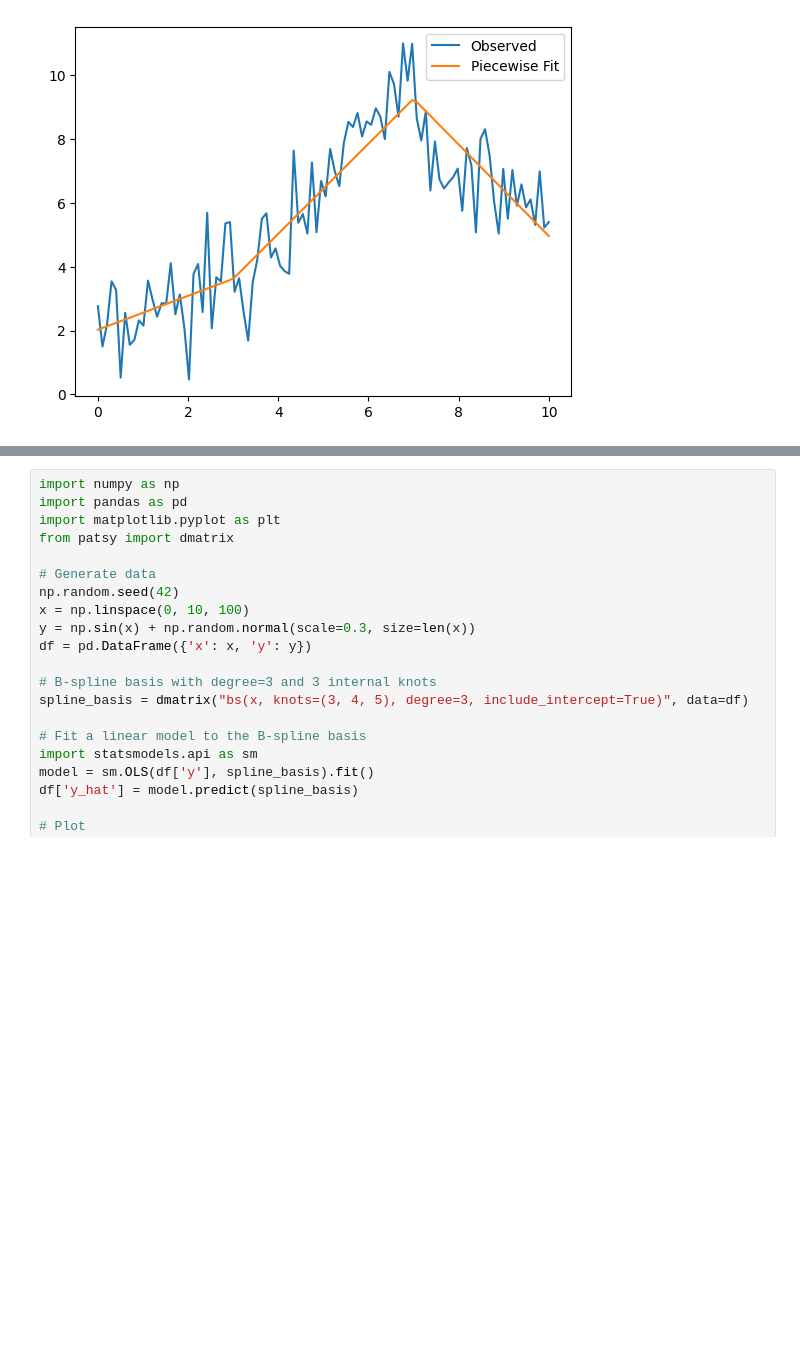
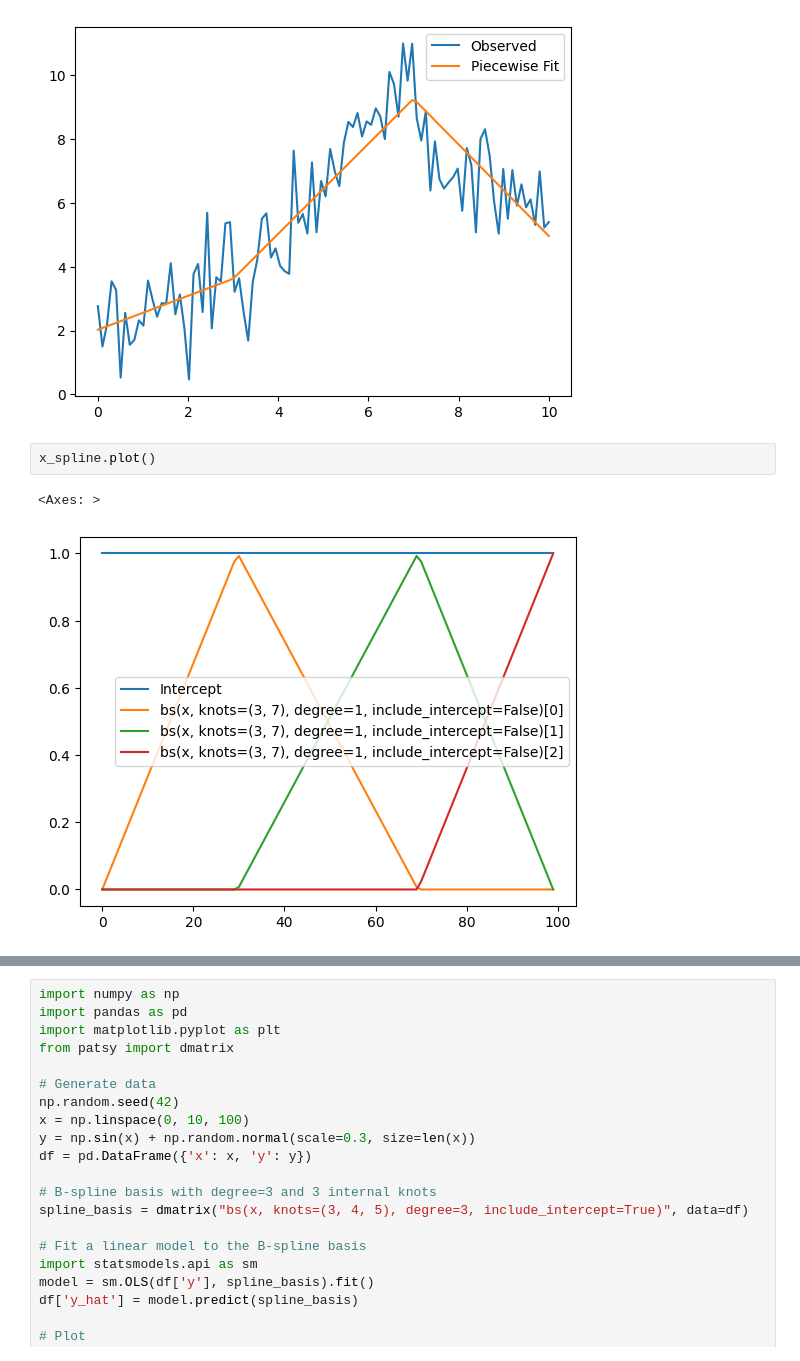
Before and after one commit to YimingZhang07/quantbullet, a Jupyter notebook: docs/research/constrained-ols.ipynb, the cells around one changed output, grey strips where cells are left out. Drawn from its saved outputs; the diff is of its cells as text; blank space fills up the shorter version.

```diff
--- a/docs/research/constrained-ols.ipynb
+++ b/docs/research/constrained-ols.ipynb
@@ -190,3 +190,8 @@ plt.legend()
 plt.show()
 # %% [output]
 [figure]
+# %%
+x_spline.plot()
+# %% [output]
+<Axes: >
+[figure, added]
```
Also changed, not shown: parts of 54 cells of this notebook, 8 other files.
